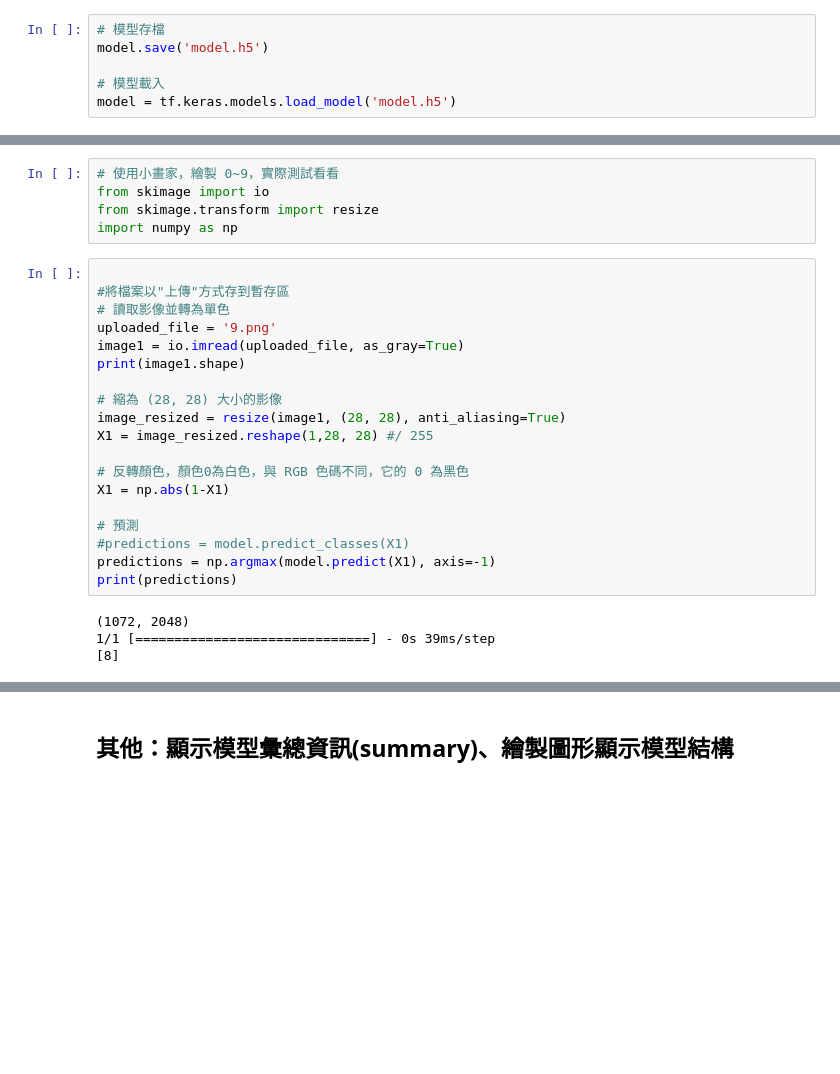
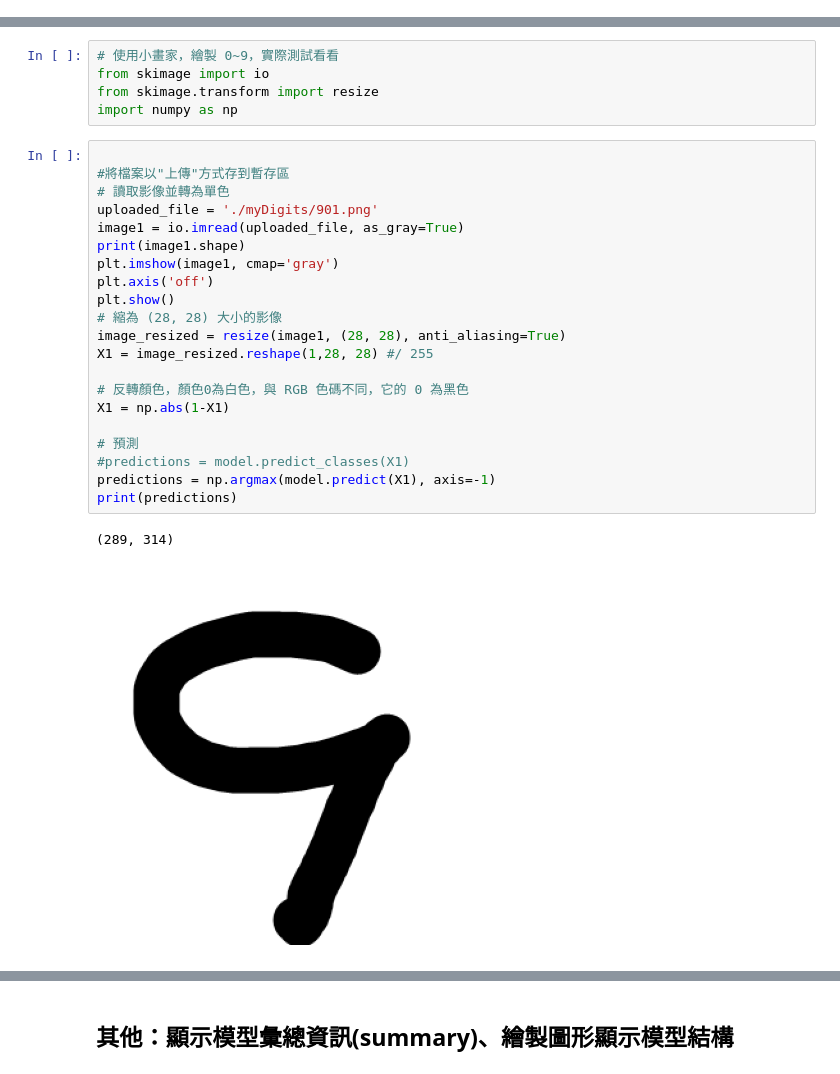
Before and after one commit to 0427Roger/Python-third, a Jupyter notebook: Ch01_NeuralNetwork/09.手寫阿拉伯數字辨識.ipynb, the cells around one changed output, grey strips where cells are left out. Drawn from its saved outputs; the diff is of its cells as text; blank space fills up the shorter version.

```diff
--- a/Ch01_NeuralNetwork/09.手寫阿拉伯數字辨識.ipynb
+++ b/Ch01_NeuralNetwork/09.手寫阿拉伯數字辨識.ipynb
@@ -293,12 +329,6 @@ plt.show()
 ## 步驟8：評估，暫不進行
 # %% [markdown]
 ## 步驟9：模型佈署
-# %%
-# 模型存檔
-model.save('model.h5')
-
-# 模型載入
-model = tf.keras.models.load_model('model.h5')
 # %% [markdown]
 ## 步驟10：新資料預測
 # %% [markdown]
@@ -311,23 +341,24 @@ import numpy as np
 # %%
 
 #將檔案以"上傳"方式存到暫存區
 # 讀取影像並轉為單色
-uploaded_file = '9.png'
+uploaded_file = './myDigits/901.png'
 image1 = io.imread(uploaded_file, as_gray=True)
 print(image1.shape)
-
+plt.imshow(image1, cmap='gray')
+plt.axis('off')
+plt.show()
 # 縮為 (28, 28) 大小的影像
 image_resized = resize(image1, (28, 28), anti_aliasing=True)
 X1 = image_resized.reshape(1,28, 28) #/ 255
 
 # 反轉顏色，顏色0為白色，與 RGB 色碼不同，它的 0 為黑色
 X1 = np.abs(1-X1)
 
 # 預測
 #predictions = model.predict_classes(X1)
 predictions = np.argmax(model.predict(X1), axis=-1)
 print(predictions)
 # %% [output]
-(1072, 2048)
-1/1 [==============================] - 0s 39ms/step
-[8]
+(289, 314)
+[figure, added]
```
Also changed, not shown: parts of 18 cells of this notebook, 7 other files.
